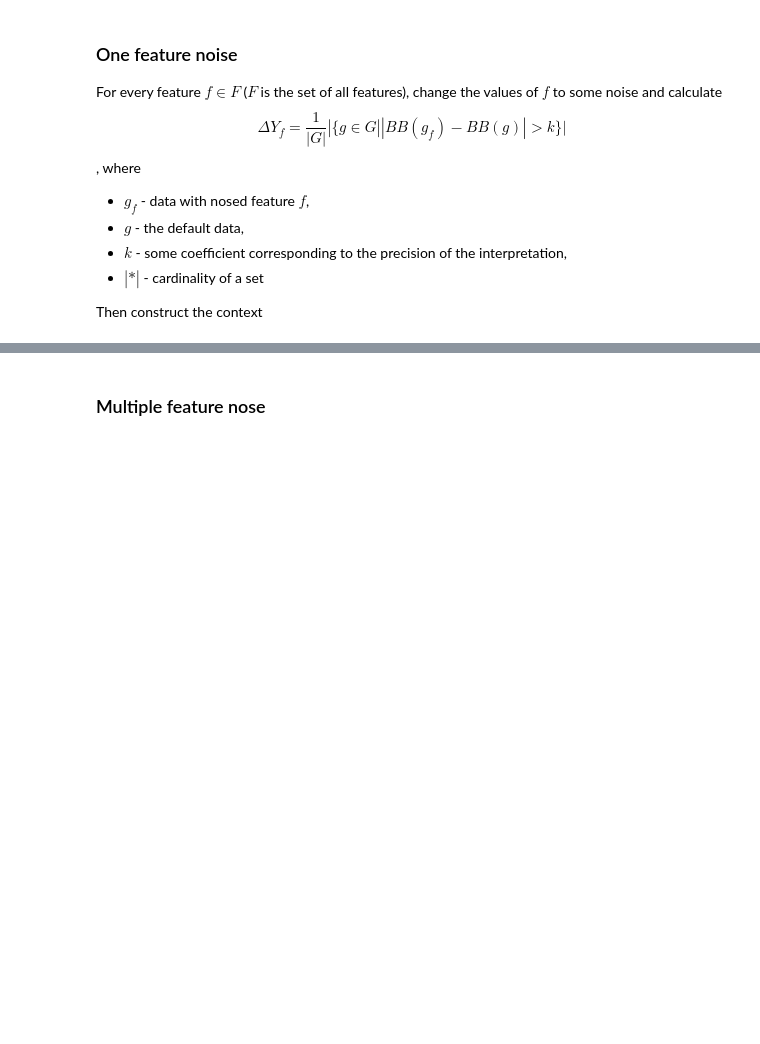
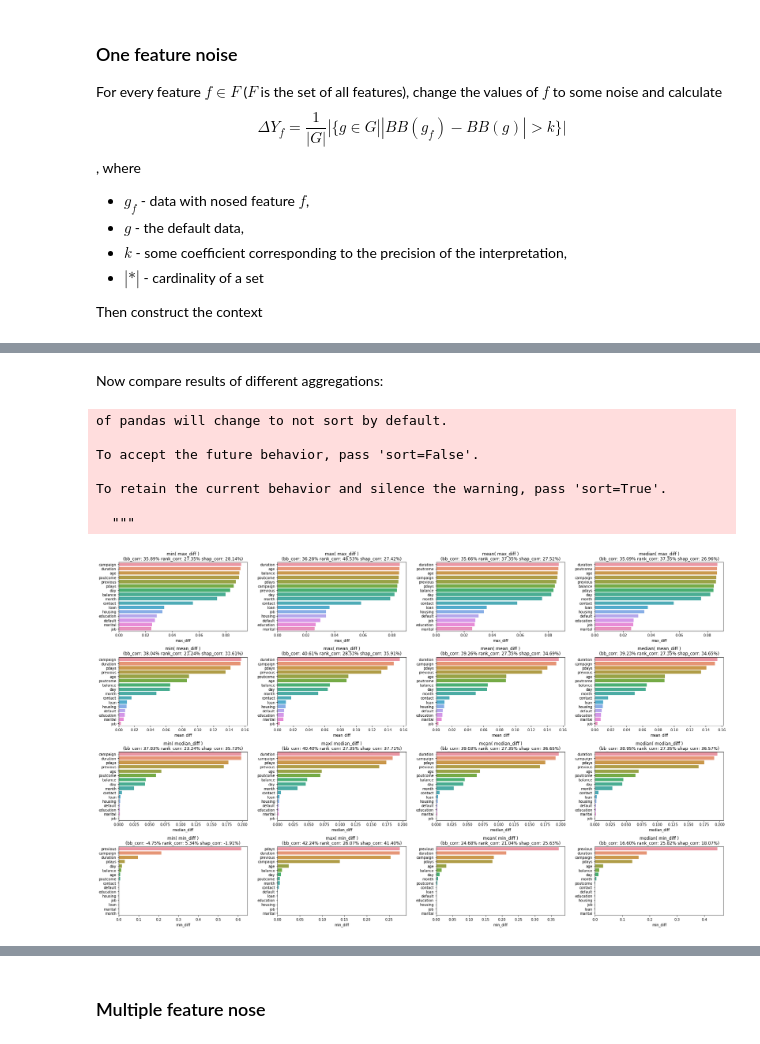
Before and after one commit to EgorDudyrev/FCA_BB_interpret, a Jupyter notebook: notebooks/2019.01.06-First_attempt.ipynb, the cells around one changed output, grey strips where cells are left out. Saved outputs shown, nothing was run; the diff lists cells and outputs as text; code cells hidden in the pictures; blank space fills up the shorter version.

```diff
--- a/notebooks/2019.01.06-First_attempt.ipynb
+++ b/notebooks/2019.01.06-First_attempt.ipynb
@@ -37,0 +167,3 @@ Then construct the context
+# %%
+sv = pd.DataFrame(bb.get_feature_importance(data=test_pool, type='ShapValues'), columns=list(test_pool.get_feature_names())+['bias'])
+sv.head()
@@ -37,0 +177,34 @@ Then construct the context
+# %% [markdown]
+Now compare results of different aggregations:
+# %%
+plt.figure(figsize=(25,15))
+for idx_x, af in enumerate(['min','max','mean','median']):
+    for idx_y, m in enumerate(res_ds.drop(['dataset','feature','random_state'],1).columns):
+        cds = res_ds[res_ds['dataset']=='test'].groupby('feature').agg({m:af})
+        cds = pd.concat([sv.drop('bias',1).abs().mean(), cds, bb_imps],1)
+        cds.columns = ['shap',m, 'bb']
+        cds /= cds.sum()
+
+        cds = cds.sort_values(m,ascending=False)
+
+        plt.subplot((res_ds.shape[1]-3), 4, idx_y*4+idx_x+1)
+        title = f"{af}( {m} )\n("+\
+                f"bb_corr: {np.corrcoef(cds[m],cds['bb'])[0,1]:.2%} " +\
+                f"rank_corr: {np.corrcoef(cds[m].rank(),cds['bb'].rank())[0,1]:.2%} " +\
+                f"shap_corr: {np.corrcoef(cds[m],cds['shap'])[0,1]:.2%}" +\
+                ")"
+        plt.title(title)
+        sns.barplot(x=m, y=cds.index, data=cds)
+        #sns.heatmap(cds, annot=True, cmap='Blues', fmt='.2%')
+
+plt.tight_layout()
+plt.show()
+# %% [output]
+of pandas will change to not sort by default.
+
+To accept the future behavior, pass 'sort=False'.
+
+To retain the current behavior and silence the warning, pass 'sort=True'.
+
+  """
+[figure, added]
```
Also changed, not shown: parts of 49 cells of this notebook, 1 other file.
